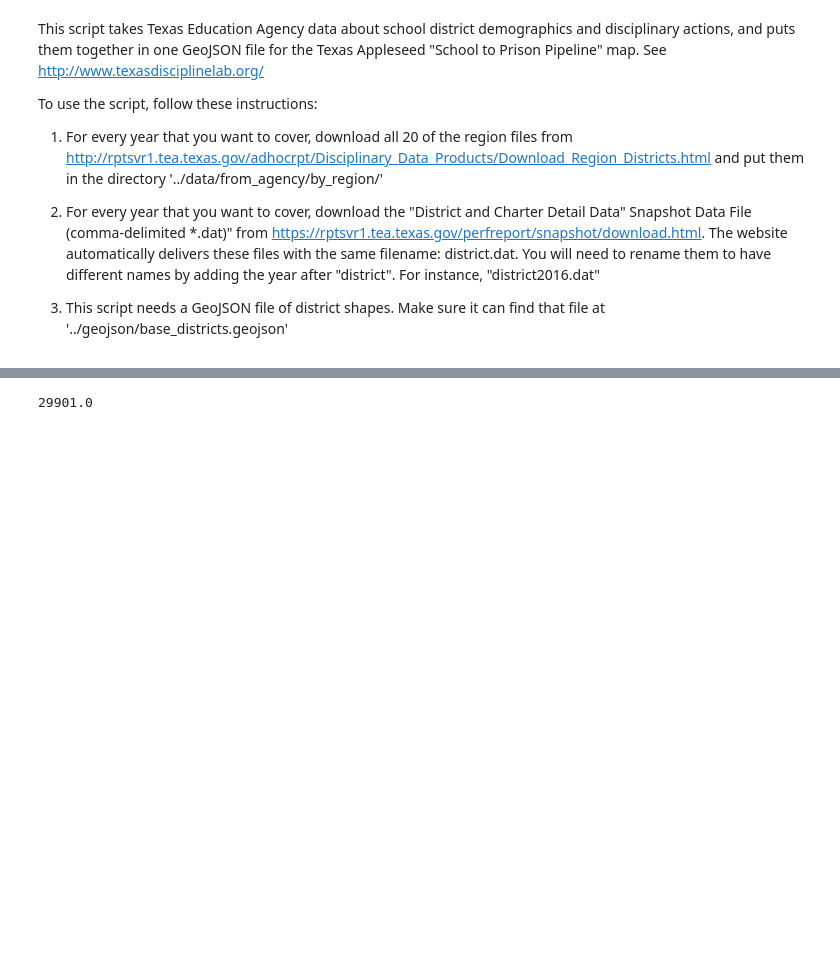
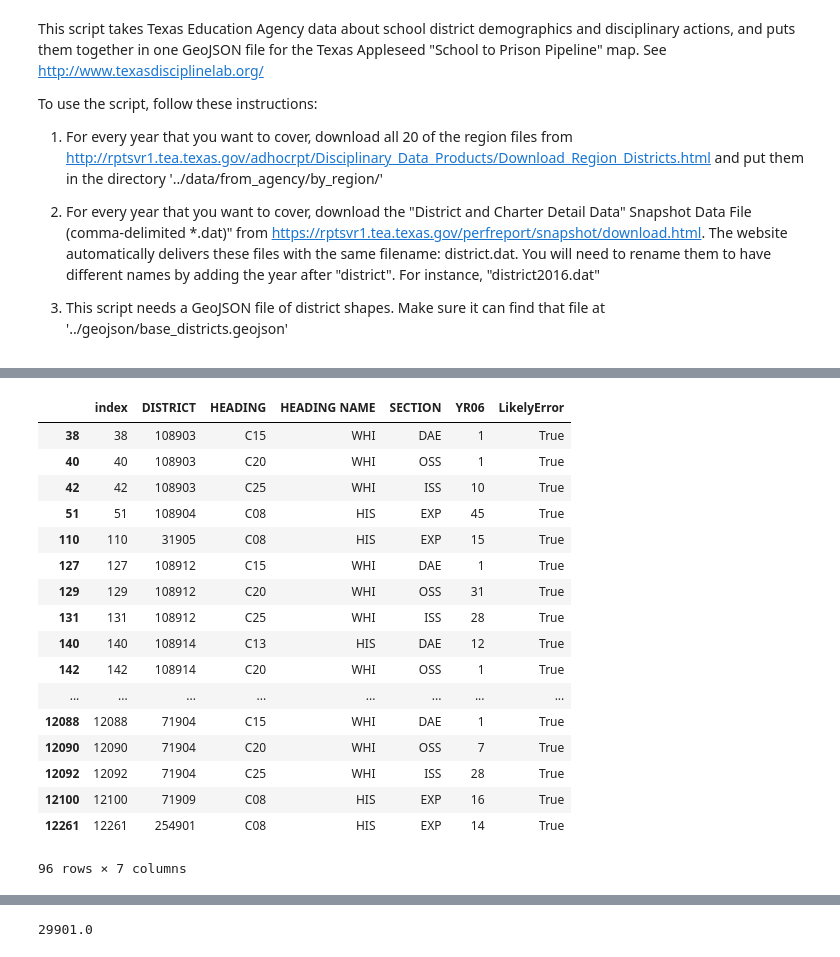
Before and after one commit to txappleseed/txappleseedmap, a Jupyter notebook: scripts/TEAtoGeoJSON.ipynb, the cells around one changed output, grey strips where cells are left out. Drawn from its saved outputs; the diff is of its cells as text; code cells hidden in the pictures; blank space fills up the shorter version.

Commit message:
update data error checking function

```diff
--- a/scripts/TEAtoGeoJSON.ipynb
+++ b/scripts/TEAtoGeoJSON.ipynb
@@ -121,0 +287,41 @@ Failed to find 232904 D12.
+# %%
+# For districts overall, need columns that show what percentage of the state population they have
+# and what percentage of the punishments?
+
+def getLE(x):
+
+    # Collects the correct values from the apple and district dataframes and calls the "impossible" function,
+    # which looks for data errors
+
+    if x["HEADING NAME"] == "ALL":
+        return False
+    distPop = district.loc[x["DISTRICT"]]["DPETALLC"]
+    racePop = district.loc[x["DISTRICT"]]["DPET{}P".format(x["HEADING NAME"])]
+    all_punishments = apple[apple["DISTRICT"] == x["DISTRICT"]][apple["SECTION"] == x["SECTION"]][apple["HEADING NAME"] == "ALL"][year_col].values[0]
+    # all_punishments = apple.loc[x["DISTRICT"]][x["SECTION"]]["ALL"]
+    group_punishments = x[year_col]
+    return impossible(distPop, racePop, all_punishments, group_punishments)
+
+apple = apple.reset_index()
+apple["LikelyError"] = apple.apply(lambda x: getLE(x), axis=1)
+# %%
+apple[apple["LikelyError"] == True]
+# %% [output]
+|  | index | DISTRICT | HEADING | HEADING NAME | SECTION | YR06 | LikelyError |
+| 38 | 38 | 108903 | C15 | WHI | DAE | 1 | True |
+| 40 | 40 | 108903 | C20 | WHI | OSS | 1 | True |
+| 42 | 42 | 108903 | C25 | WHI | ISS | 10 | True |
+| 51 | 51 | 108904 | C08 | HIS | EXP | 45 | True |
+| 110 | 110 | 31905 | C08 | HIS | EXP | 15 | True |
+| 127 | 127 | 108912 | C15 | WHI | DAE | 1 | True |
+| 129 | 129 | 108912 | C20 | WHI | OSS | 31 | True |
+| 131 | 131 | 108912 | C25 | WHI | ISS | 28 | True |
+| 140 | 140 | 108914 | C13 | HIS | DAE | 12 | True |
+| 142 | 142 | 108914 | C20 | WHI | OSS | 1 | True |
+| ... | ... | ... | ... | ... | ... | ... | ... |
+| 12088 | 12088 | 71904 | C15 | WHI | DAE | 1 | True |
+| 12090 | 12090 | 71904 | C20 | WHI | OSS | 7 | True |
+| 12092 | 12092 | 71904 | C25 | WHI | ISS | 28 | True |
+| 12100 | 12100 | 71909 | C08 | HIS | EXP | 16 | True |
+| 12261 | 12261 | 254901 | C08 | HIS | EXP | 14 | True |
+96 rows × 7 columns
```
Also changed, not shown: parts of 38 cells of this notebook.
